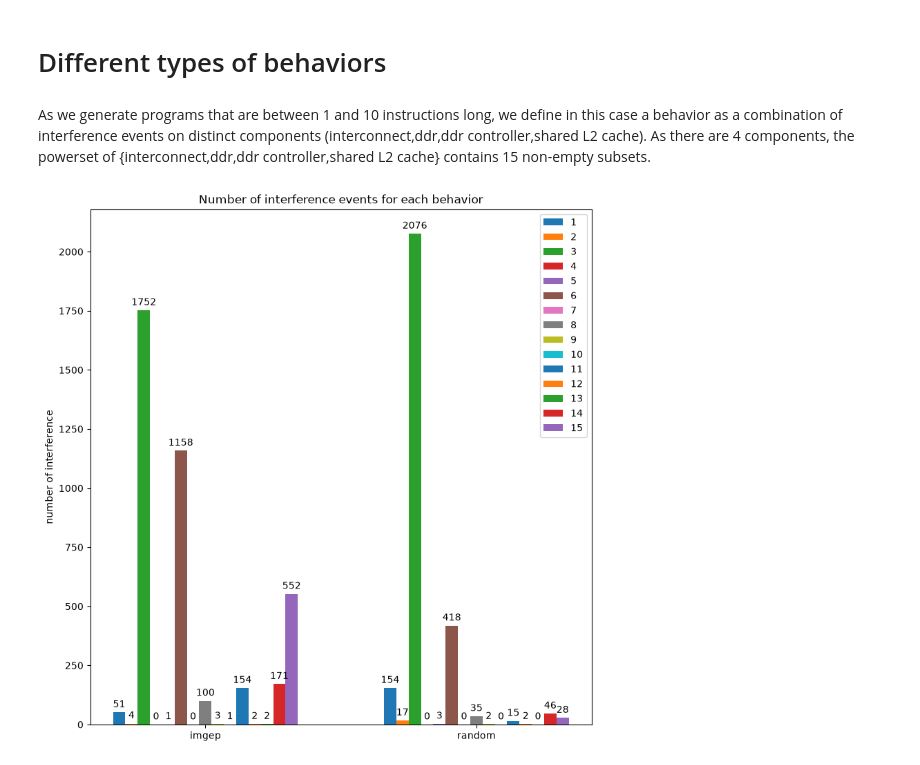
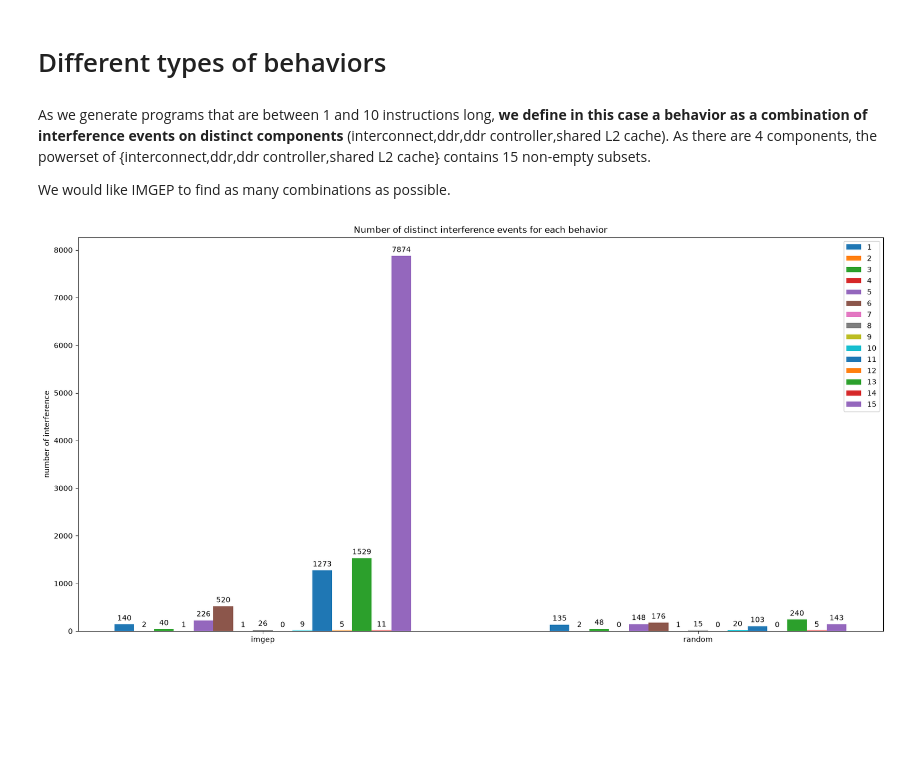
Before and after one commit to Ludoviccccc/Aixia_nouvelle_approche, a Jupyter notebook: analysis_imgep_if.ipynb, the cells around one changed output. Saved outputs shown, nothing was run; the diff lists cells and outputs as text; code cells hidden in the pictures; blank space fills up the shorter version.

Commit message:
analyse imgep

```diff
--- a/analysis_imgep_if.ipynb
+++ b/analysis_imgep_if.ipynb
@@ -91,8 +91,8 @@ from sklearn.cluster import HDBSCAN
 
 #Load data
 folder = "results"
-N = 5000
-k=1
+N = 20000
+k=2
 name_imgep = f'{folder}/imgep_detailled_if_N_{N}_k_{k}'
 name_random = f'{folder}/random_detailled_if_N_{N}'
 content_imgep = load(name_imgep)
@@ -156,15 +175,8 @@ ddr_scheduler_interference Index(['bank', 'addr', 'req_type', 'scheduled_delay',
 # %%
-
 merge_distinct_counts = {}
-history1 = History()
-history1._j = N
-history2 = History()
-history2._j = N
-history1.memory_observation = content_imgep['memory_observation']
-history2.memory_observation = content_random['memory_observation']
 for type_if in content_imgep['memory_observation'].keys():
-    merge_distinct_counts[type_if] = (np.unique(history1.as_tab(type_if),axis=1).shape[1],
-                                          np.unique(history2.as_tab(type_if),axis=1).shape[1])
+    merge_distinct_counts[type_if] = (merge_distinct_counts_evolution['imgep'][type_if][-1],
+                                          merge_distinct_counts_evolution['random'][type_if][-1])
 
 
 fig, ax = plt.subplots(layout='constrained',figsize=(5,5))
@@ -185,6 +197,8 @@ plt.show()
 # %% [markdown]
 # Different types of behaviors
 # %% [markdown]
-As we generate programs that are between 1 and 10 instructions long, we define in this case a behavior as a combination of interference events on distinct components (interconnect,ddr,ddr controller,shared L2 cache). As there are 4 components, the powerset of {interconnect,ddr,ddr controller,shared L2 cache} contains 15 non-empty subsets.
+As we generate programs that are between 1 and 10 instructions long, **we define in this case a behavior as a combination of interference events on distinct components** (interconnect,ddr,ddr controller,shared L2 cache). As there are 4 components, the powerset of {interconnect,ddr,ddr controller,shared L2 cache} contains 15 non-empty subsets.
+
+We would like IMGEP to find as many combinations as possible.
 # %%
 list_types = list(content_imgep['memory_observation'].keys())
@@ -220,34 +258,24 @@ def select_idx(sub_list_types,list_types,content):
+# %%
+Nb_events_imgep = {j:select_idx_evolution(subset,list_types,content_imgep)[2] for j,subset in enumerate(power_set)}
+Nb_events_random = {j:select_idx_evolution(subset,list_types,content_random)[2] for j,subset in enumerate(power_set)}
+# %%
+Nb_events_imgep = pd.DataFrame(Nb_events_imgep)
+Nb_events_random = pd.DataFrame(Nb_events_random)
 # %%
-
-
-
-from itertools import combinations
-
-def get_all_subsets(input_list):
-    subsets = []
-    for r in range(len(input_list) + 1):
-        # combinations() returns tuples, so we convert them to lists
-        for combo in combinations(input_list, r):
-            subsets.append(list(combo))
-    return subsets
-
-
-power_set = get_all_subsets(list_types)
-
 behavior_counts = {}
 for j,subset in enumerate(power_set):
-    behavior_counts[j] = (len(select_idx(subset,list_types,content_imgep)[0]),len(select_idx(subset,list_types,content_random)[0]))
+    behavior_counts[j] = (Nb_events_imgep[j][19999],Nb_events_random[j][19999])
 del behavior_counts[0]
-fig, ax = plt.subplots(layout='constrained',figsize=(8,8))
+fig, ax = plt.subplots(layout='constrained',figsize=(16,8))
 
 res = ax.grouped_bar(behavior_counts, tick_labels=['imgep','random'], group_spacing=7)
 for container in res.bar_containers:
     ax.bar_label(container, padding=3)
 
 # Add some text for labels, title, etc.
 ax.set_ylabel('number of interference')
-ax.set_title('Number of interference events for each behavior')
+ax.set_title('Number of distinct interference events for each behavior')
 ax.legend(loc='upper right', ncols=1)
 plt.show()
 # %% [output]
-[figure, old version]
+[figure, new version]
```
Also changed, not shown: parts of 17 cells of this notebook.
